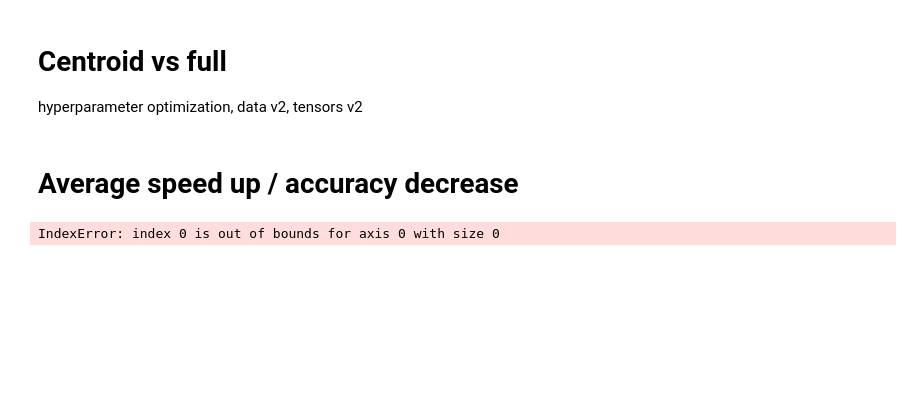
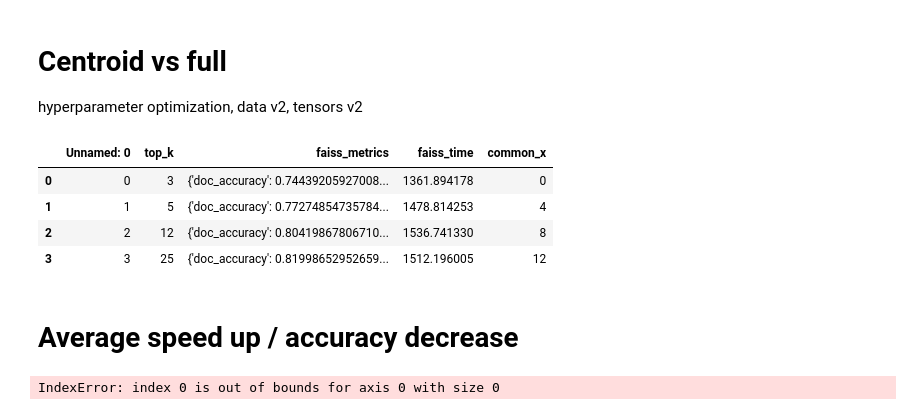
Before and after one commit to czotterbenedek/rag-onlineclustering-optimization, a Jupyter notebook: evaluate_results.ipynb, the cells around one changed output. Cells and saved outputs as stored; diff of their text form; code cells hidden in the pictures; blank space fills up the shorter version.

```diff
--- a/evaluate_results.ipynb
+++ b/evaluate_results.ipynb
@@ -145,7 +158,8 @@ groups = {
 algorithms = {
     "OnlineKMeans": df_onlinekmeans,
     "KMeans": df_kmeans,
-    "MiniBatchKMeans": df_minibatchkmeans
+    "MiniBatchKMeans": df_minibatchkmeans,
+    "FAISS": df_faiss
 }
 
 for title, keys in groups.items():
@@ -188,7 +280,8 @@ for title, keys in groups.items():
 algorithms = {
     "OnlineKMeans": df_onlinekmeans,
     "KMeans": df_kmeans,
-    "MiniBatchKMeans": df_minibatchkmeans
+    "MiniBatchKMeans": df_minibatchkmeans,
+    "FAISS": df_faiss
 }
 
 fig = go.Figure()
@@ -198,6 +291,10 @@ all_values = []
 for algo_name, df in algorithms.items():
     y_values = df["update_time"]
     x_values = df["batch"] if "batch" in df.columns else np.arange(len(df))
+    if algo_name == "OnlineKMeans":
+        x_values = df["batch"] + 0.1
+    if algo_name == "FAISS":
+        x_values = df["batch"] + 0.2
     all_values.extend(y_values.dropna())
 
     fig.add_trace(go.Scatter(
@@ -232,18 +337,15 @@ fig.show()
 # Centroid vs full
 hyperparameter optimization, data v2, tensors v2
 # %%
-centroid_df = pd.read_excel("./data/results/hyperparameter_for_centroid_vs_full/centroid_results_kmeans500_v2_l2.xlsx")
+centroid_df = pd.read_excel("./data/results/hyperparameter_for_centroid_vs_full/centroid_results_kmeans500_v2_l2_final.xlsx")
 centroid_df['centroid_metrics'] = (centroid_df['centroid_metrics'].apply(clean_np_literals).apply(ast.literal_eval))
 centroid_df['centroid_metrics'] = centroid_df['centroid_metrics'].apply(lambda x: ast.literal_eval(x) if isinstance(x, str) else x)
-full_df = pd.read_excel("./data/results/hyperparameter_for_centroid_vs_full/full_results_kmeans500_v2_l2_corrected.xlsx")
+centroid_df['x_axis'] = centroid_df['top_k'].astype(str) + "_" + centroid_df['top_n_clusters'].astype(str)
 
+full_df = pd.read_excel("./data/results/hyperparameter_for_centroid_vs_full/full_results_kmeans500_v2_l2_final.xlsx")
 full_df['full_metrics'] = (full_df['full_metrics'].apply(clean_np_literals).apply(ast.literal_eval))
 full_df['full_metrics'] = full_df['full_metrics'].apply(lambda x: ast.literal_eval(x) if isinstance(x, str) else x)
-centroid_df['x_axis'] = centroid_df['top_k'].astype(str) + "_" + centroid_df['top_n_clusters'].astype(str)
 
-
-
-full_df2 = pd.read_excel("./data/results/hyperparameter_for_centroid_vs_full/full_results_kmeans500_v2_l2_corrected (1).xlsx")
-full_df2['full_metrics'] = (full_df2['full_metrics'].apply(clean_np_literals).apply(ast.literal_eval))
-full_df2['full_metrics'] = full_df2['full_metrics'].apply(lambda x: ast.literal_eval(x) if isinstance(x, str) else x)
-full_df = pd.concat([full_df, full_df2], ignore_index=True)
+faiss_df = pd.read_excel("./data/results/hyperparameter_for_centroid_vs_full/faiss_results_kmeans500_v2_l2_final_hnsw2.xlsx")
+faiss_df['faiss_metrics'] = (faiss_df['faiss_metrics'].apply(clean_np_literals).apply(ast.literal_eval))
+faiss_df['faiss_metrics'] = faiss_df['faiss_metrics'].apply(lambda x: ast.literal_eval(x) if isinstance(x, str) else x)
@@ -264,3 +352,7 @@ full_df['full_metrics'] = full_df.apply(
+# %%
+centroid_df['common_x'] = centroid_df.index
+full_df['common_x'] = full_df.index * 4
+faiss_df['common_x'] = faiss_df.index * 4
 # %%
 groups = {
     "Accuracy": ["doc_accuracy", "chunk_accuracy"],
@@ -298 +442,9 @@ for title, keys in groups.items():
+# %%
+faiss_df
+# %% [output]
+|  | Unnamed: 0 | top_k | faiss_metrics | faiss_time | common_x |
+| 0 | 0 | 3 | {'doc_accuracy': 0.74439205927008... | 1361.894178 | 0 |
+| 1 | 1 | 5 | {'doc_accuracy': 0.77274854735784... | 1478.814253 | 4 |
+| 2 | 2 | 12 | {'doc_accuracy': 0.80419867806710... | 1536.741330 | 8 |
+| 3 | 3 | 25 | {'doc_accuracy': 0.81998652952659... | 1512.196005 | 12 |
 # %%
```
Also changed, not shown: parts of 13 cells of this notebook, 6 other files.
